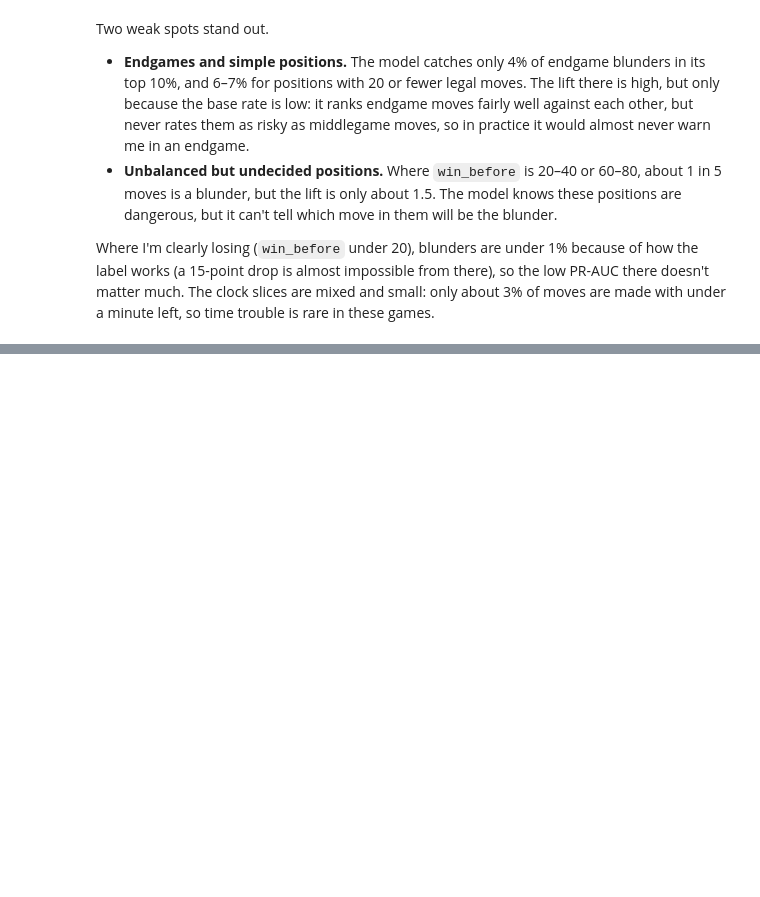
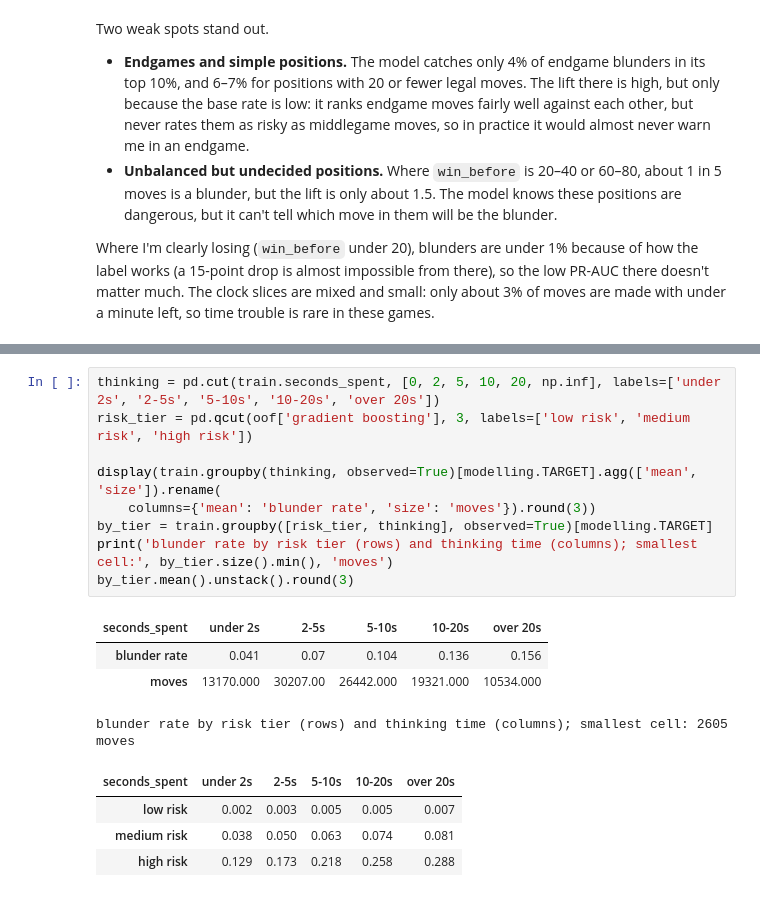
Before and after one commit to patrick-oreilly/chess-blunder-risk, a Jupyter notebook: notebooks/04_model_comparison.ipynb, the cells around one changed output, grey strips where cells are left out. Drawn from its saved outputs; the diff is of its cells as text; blank space fills up the shorter version.

```diff
--- a/notebooks/04_model_comparison.ipynb
+++ b/notebooks/04_model_comparison.ipynb
@@ -612,0 +621,18 @@ left, so time trouble is rare in these games.
+# %%
+thinking = pd.cut(train.seconds_spent, [0, 2, 5, 10, 20, np.inf], labels=['under 2s', '2-5s', '5-10s', '10-20s', 'over 20s'])
+risk_tier = pd.qcut(oof['gradient boosting'], 3, labels=['low risk', 'medium risk', 'high risk'])
+
+display(train.groupby(thinking, observed=True)[modelling.TARGET].agg(['mean', 'size']).rename(
+    columns={'mean': 'blunder rate', 'size': 'moves'}).round(3))
+by_tier = train.groupby([risk_tier, thinking], observed=True)[modelling.TARGET]
+print('blunder rate by risk tier (rows) and thinking time (columns); smallest cell:', by_tier.size().min(), 'moves')
+by_tier.mean().unstack().round(3)
+# %% [output]
+| seconds_spent | under 2s | 2-5s | 5-10s | 10-20s | over 20s |
+| blunder rate | 0.041 | 0.07 | 0.104 | 0.136 | 0.156 |
+| moves | 13170.000 | 30207.00 | 26442.000 | 19321.000 | 10534.000 |
+blunder rate by risk tier (rows) and thinking time (columns); smallest cell: 2605 moves
+| seconds_spent | under 2s | 2-5s | 5-10s | 10-20s | over 20s |
+| low risk | 0.002 | 0.003 | 0.005 | 0.005 | 0.007 |
+| medium risk | 0.038 | 0.050 | 0.063 | 0.074 | 0.081 |
+| high risk | 0.129 | 0.173 | 0.218 | 0.258 | 0.288 |
```
Also changed, not shown: parts of 5 cells of this notebook.
